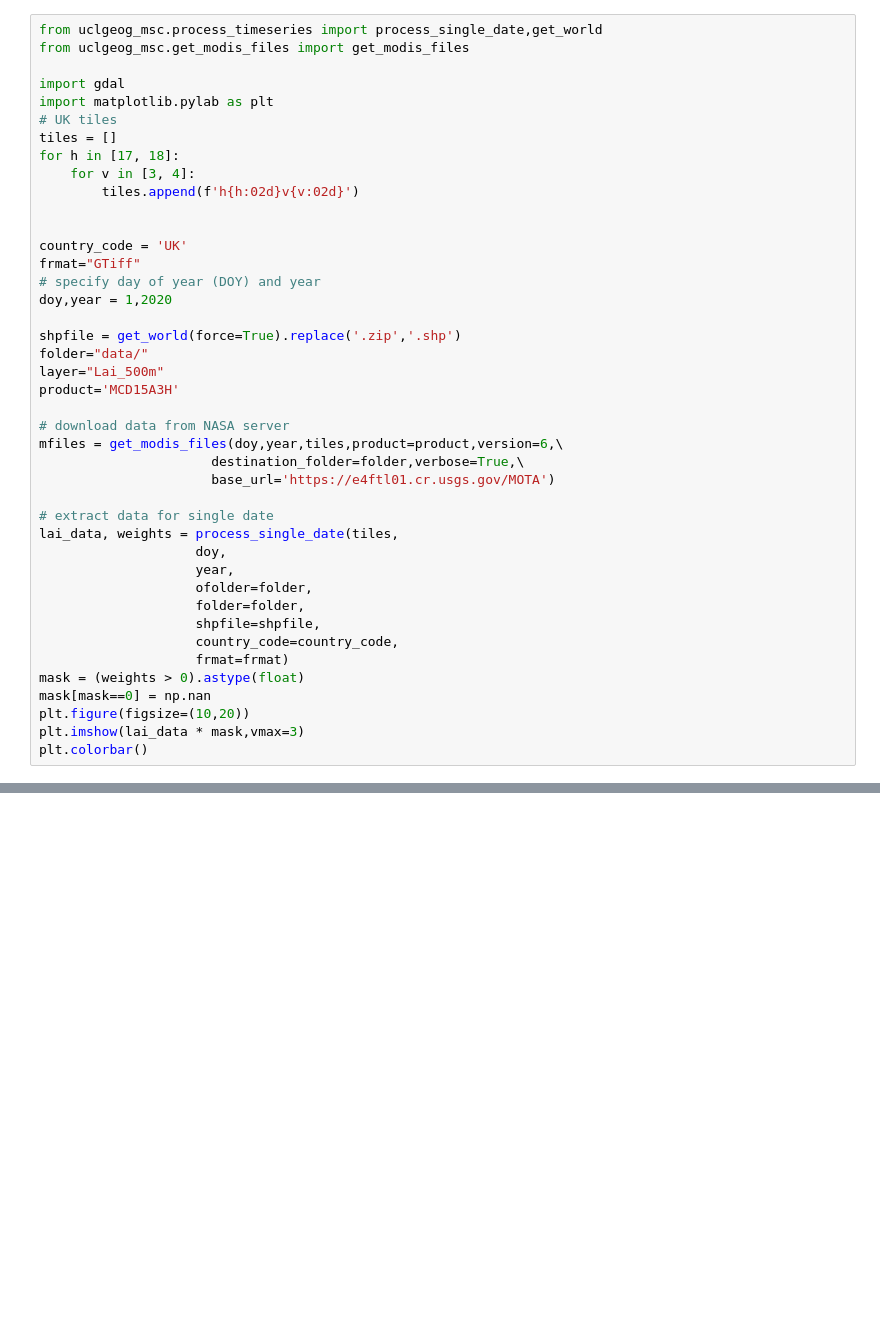
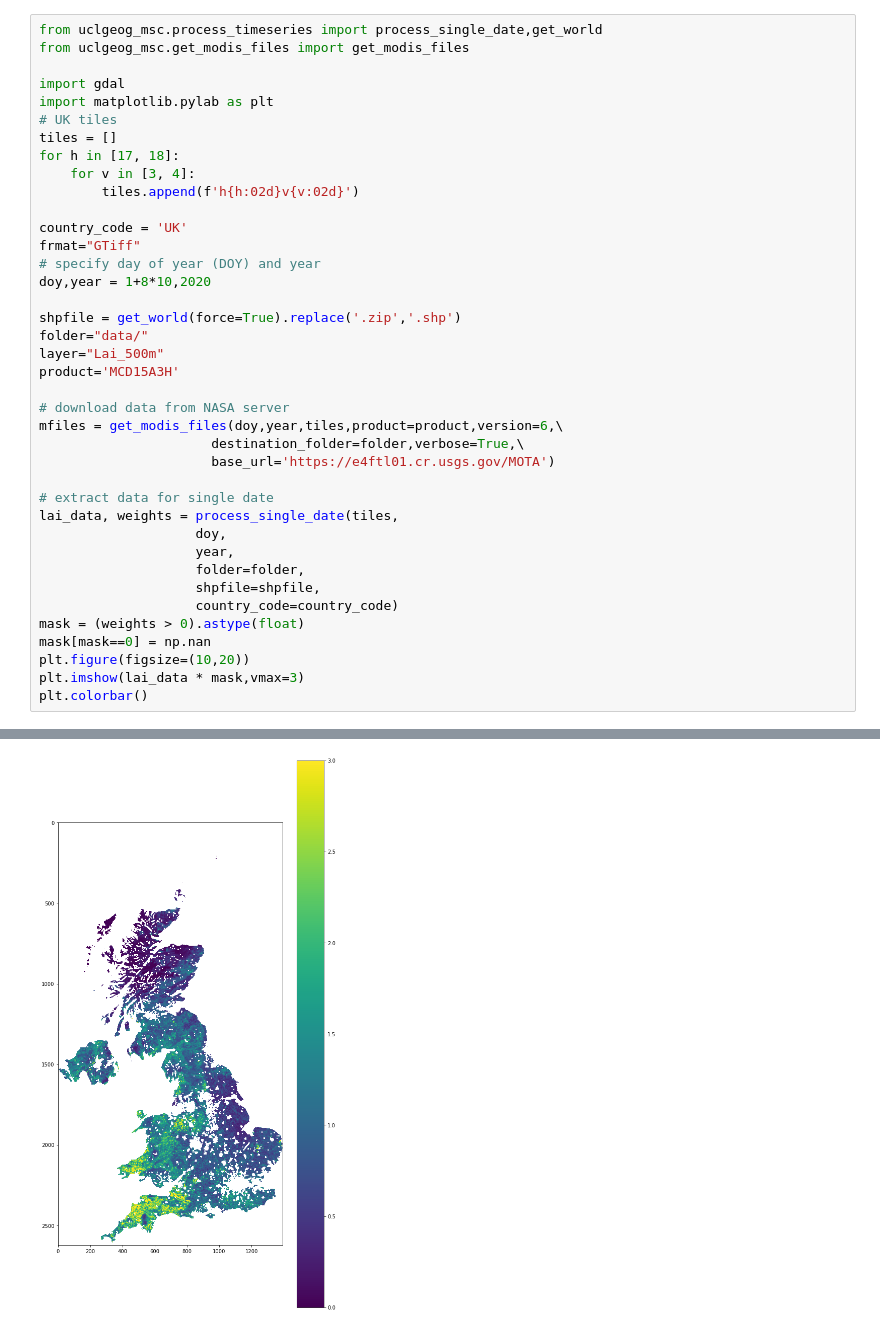
Before and after one commit to UCL-EO/uclgeog_msc_core, a Jupyter notebook: Untitled.ipynb, the cells around one changed output, grey strips where cells are left out. Saved outputs shown, nothing was run; the diff lists cells and outputs as text; blank space fills up the shorter version.

```diff
--- a/Untitled.ipynb
+++ b/Untitled.ipynb
@@ -10,11 +10,10 @@ for h in [17, 18]:
     for v in [3, 4]:
         tiles.append(f'h{h:02d}v{v:02d}')
 
-
 country_code = 'UK'
 frmat="GTiff"
 # specify day of year (DOY) and year
-doy,year = 1,2020
+doy,year = 1+8*10,2020
 
 shpfile = get_world(force=True).replace('.zip','.shp')
 folder="data/"
@@ -30,13 +29,12 @@ mfiles = get_modis_files(doy,year,tiles,product=product,version=6,\
 lai_data, weights = process_single_date(tiles,
                     doy,
                     year,
-                    ofolder=folder,
                     folder=folder,
                     shpfile=shpfile,
-                    country_code=country_code,
-                    frmat=frmat)
+                    country_code=country_code)
 mask = (weights > 0).astype(float)
 mask[mask==0] = np.nan
 plt.figure(figsize=(10,20))
 plt.imshow(lai_data * mask,vmax=3)
 plt.colorbar()
+# %% [output]
@@ -42,0 +46 @@ plt.colorbar()
+[figure, added]
```
Also changed, not shown: parts of 1 cell of this notebook.
